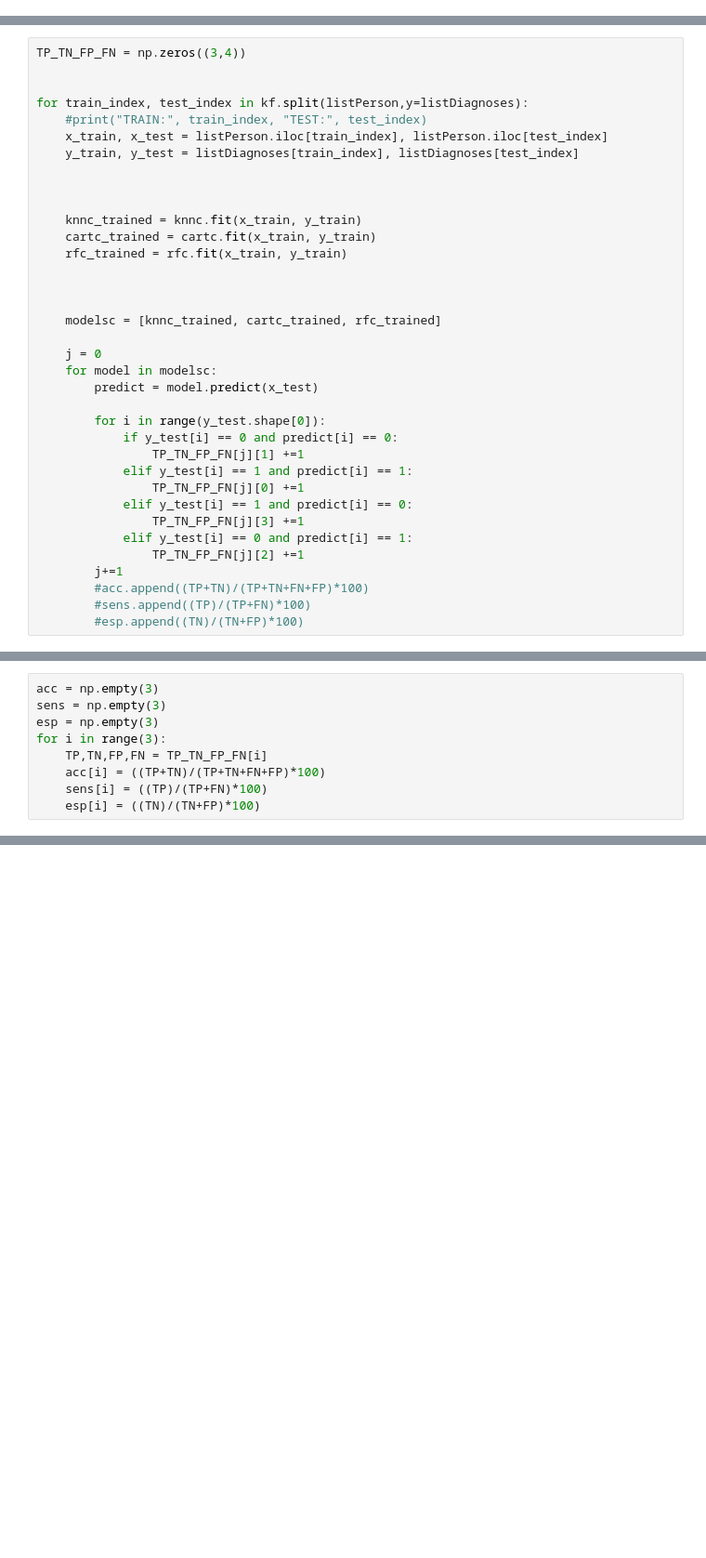
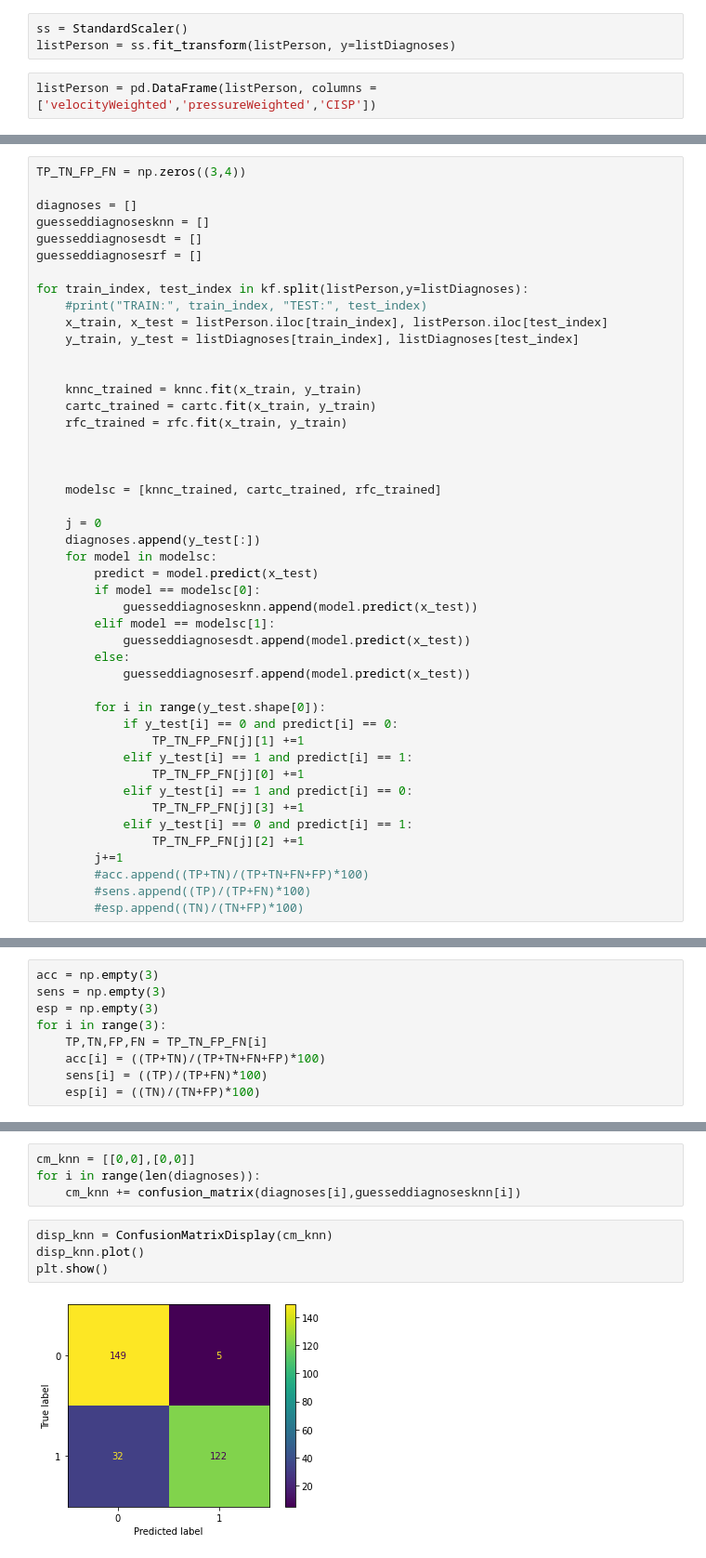
Before and after one commit to cilab-ufersa/parkinson_disease_AI, a Jupyter notebook: main.ipynb, the cells around one changed output, grey strips where cells are left out. Shown at 93% size. Saved outputs shown, nothing was run; the diff lists cells and outputs as text; blank space fills up the shorter version.

```diff
--- a/main.ipynb
+++ b/main.ipynb
@@ -147,0 +206,5 @@ listPerson.head(10)
+# %%
+ss = StandardScaler()
+listPerson = ss.fit_transform(listPerson, y=listDiagnoses)
+# %%
+listPerson = pd.DataFrame(listPerson, columns = ['velocityWeighted','pressureWeighted','CISP'])
@@ -161,12 +256,15 @@ kf.get_n_splits()
 # %%
 TP_TN_FP_FN = np.zeros((3,4))
 
+diagnoses = []
+guesseddiagnosesknn = []
+guesseddiagnosesdt = []
+guesseddiagnosesrf = []
 
 for train_index, test_index in kf.split(listPerson,y=listDiagnoses):
     #print("TRAIN:", train_index, "TEST:", test_index)
     x_train, x_test = listPerson.iloc[train_index], listPerson.iloc[test_index]
     y_train, y_test = listDiagnoses[train_index], listDiagnoses[test_index]
-
 
 
     knnc_trained = knnc.fit(x_train, y_train)
@@ -178,8 +276,15 @@ for train_index, test_index in kf.split(listPerson,y=listDiagnoses):
     modelsc = [knnc_trained, cartc_trained, rfc_trained]
 
     j = 0
+    diagnoses.append(y_test[:])
     for model in modelsc:
         predict = model.predict(x_test)
+        if model == modelsc[0]:
+            guesseddiagnosesknn.append(model.predict(x_test))
+        elif model == modelsc[1]:
+            guesseddiagnosesdt.append(model.predict(x_test))
+        else:
+            guesseddiagnosesrf.append(model.predict(x_test))
 
         for i in range(y_test.shape[0]):
             if y_test[i] == 0 and predict[i] == 0:
@@ -236,0 +338,10 @@ RandomForest sua especificidade é de 62.16%
+# %%
+cm_knn = [[0,0],[0,0]]
+for i in range(len(diagnoses)):
+    cm_knn += confusion_matrix(diagnoses[i],guesseddiagnosesknn[i])
+# %%
+disp_knn = ConfusionMatrixDisplay(cm_knn)
+disp_knn.plot()
+plt.show()
+# %% [output]
+[figure, added]
```
Also changed, not shown: parts of 34 cells of this notebook, 2 other files.
